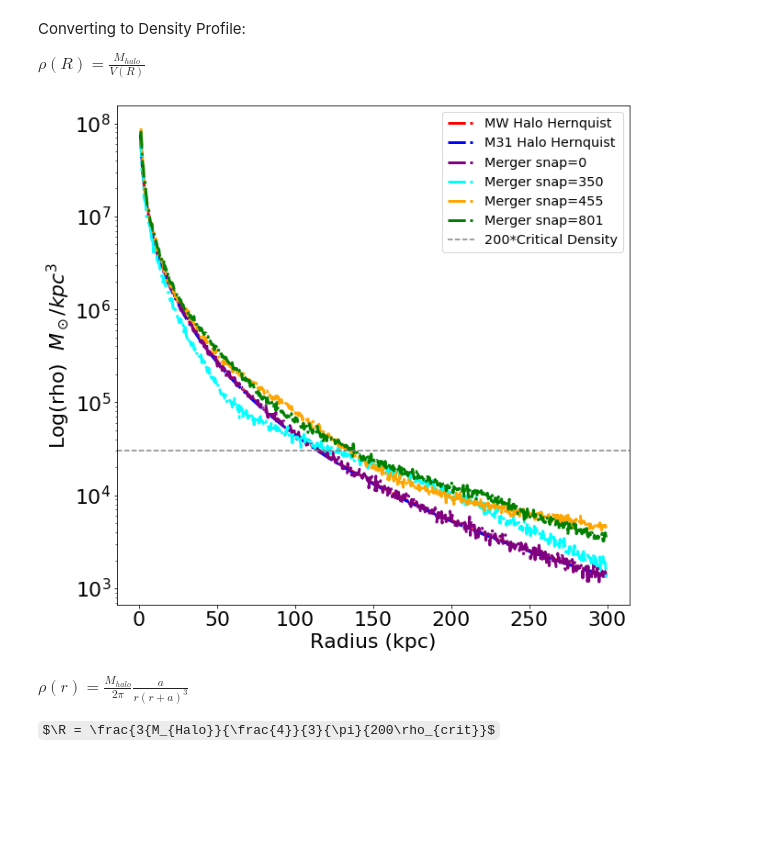
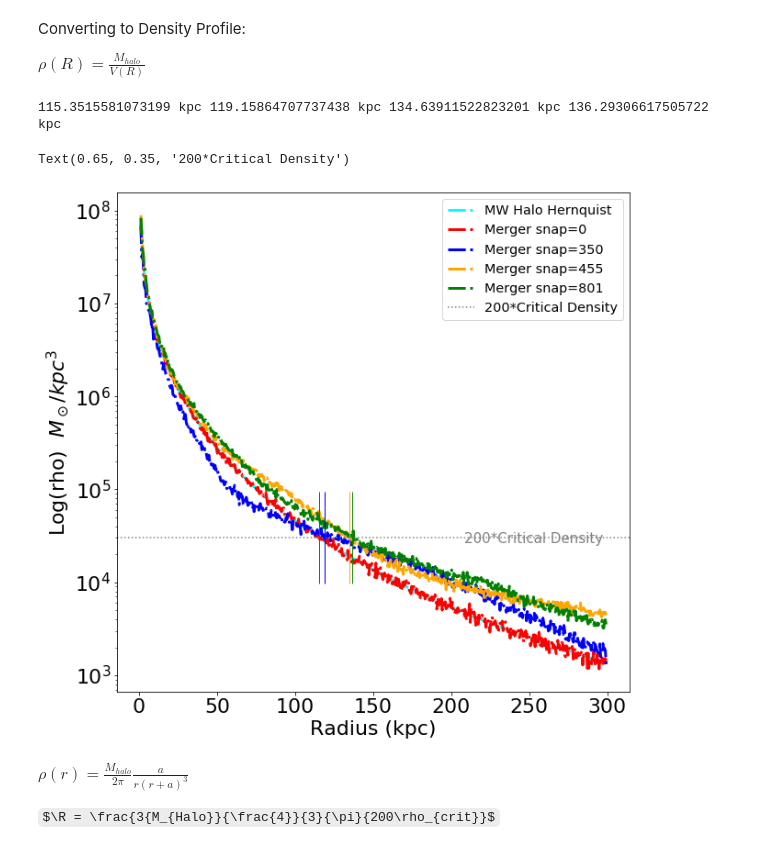
Before and after one commit to yuanjea/400B_hew, a Jupyter notebook: ResearchAssignment/ResearchAssignment5/ASTR400B_ResearchAssignment5.ipynb, the cells around one changed output. Saved outputs shown, nothing was run; the diff lists cells and outputs as text; code cells hidden in the pictures; some formulas as TeX source; blank space fills up the shorter version.

```diff
--- a/ResearchAssignment/ResearchAssignment5/ASTR400B_ResearchAssignment5.ipynb
+++ b/ResearchAssignment/ResearchAssignment5/ASTR400B_ResearchAssignment5.ipynb
@@ -51,12 +51,12 @@ R = np.arange(1,300,0.5)
 # creating an intance of MassProfile and MassProfileMerger classes
 
 # Before Collision
-Mhalo_0 = MP_0.MassEnclosed(1,R)
+Mhalo_0 = MP_0.MassEnclosed(1,R).value
 # During Collisions
-Mhalo_1a = MP_1a.MassEnclosed(1,R)
-Mhalo_1 = MP_1.MassEnclosed(1,R)
+Mhalo_1a = MP_1a.MassEnclosed(1,R).value
+Mhalo_1 = MP_1.MassEnclosed(1,R).value
 # After Collision
-Mhalo_2 = MP_2.MassEnclosed(1,R)
+Mhalo_2 = MP_2.MassEnclosed(1,R).value
 # %% [markdown]
 Hernquist Density Profile:
 
@@ -64,11 +64,11 @@ $\rho(r) = \frac{M_{halo}}{2\pi} \frac{a}{r(r+a)^3}$
 # %%
 # From Lab 3:
 # Function that returns the Hernquist profile
-#def Hernquist(r,a,Mhalo):
+def Hernquist(r,a,Mhalo):
 # Input:  Radius (kpc), Hernquist Scale Length (kpc), Total Mass (1e12 Msun)
 # Defaults for scale length is 60 kpc, Default for Halo Mass is for MW from Assignment 3
 # Returns: Density in units of Msun/kpc^3
-    #return ((Mhalo*a)/(2*np.pi*r*(r+a)**3))
+    return ((Mhalo*a)/(2*np.pi*r*(r+a)**3))
 # %%
 # Set Critical Density (rho_crit) as a Global Variable
 # rho_crit = (3.3e11 * 0.6781^2) / 10^9
@@ -85,14 +85,17 @@ def rho_local(Mhalo):
     Returns: Local Halo Density Profile associated with Mhalo
     """
     return (Mhalo[1:]-Mhalo[:-1])/((4/3)*np.pi*(R[1:]**3-R[:-1]**3))
+# %%
+def find_roots(x,y):
+    s = np.abs(np.diff(np.sign(y))).astype(bool)
+    return x[:-1][s] + np.diff(x)[s]/(np.abs(y[1:][s]/y[:-1][s])+1)
 # %%
 # From Lab 6:
 # Plot the Halo Density Profile vs
 # the Hernquist profile
 ####################################
 
-# Define an array of radii from 0.1 kpc to 300 kpc in increments of 0.1
-# R = np.arange(0.1,300,0.1)
+y0 = (200*rho_crit)
 
 fig = plt.figure(figsize=(10,10))
 ax = plt.subplot(111)
@@ -104,48 +107,67 @@ ax = plt.subplot(111)
 # Hernquist Profile for MW
 a_MW = 61 #(obtained from HW#5)
 MW_Mhalo = 1.975e12*u.Msun #(obtained from HW#3)
-plt.semilogy(R,Hernquist(R,a_MW,MW_Mhalo), color='red', linestyle="-.",linewidth=3, label='MW Halo Hernquist')
+plt.semilogy(R,Hernquist(R,a_MW,MW_Mhalo), color='cyan', linestyle="-.",linewidth=3, label='MW Halo Hernquist')
 
 # Hernquist Profile for M31
 a_M31 = 62 #(obtained from HW#5)
 M31_Mhalo = 1.921e12*u.Msun #(obtained from HW#3)
-plt.semilogy(R,Hernquist(R,a_M31,M31_Mhalo), color='blue', linestyle="-.",linewidth=3, label='M31 Halo Hernquist')
+#plt.semilogy(R,Hernquist(R,a_M31,M31_Mhalo), color='blue', linestyle="-.",linewidth=3, label='M31 Halo Hernquist')
 
 # Radius
 r = (R[1:]+R[:-1])/2.0
 
 # Local Density Profile for Halo Merger Remnant
 # Before Collision
-plt.semilogy(r,rho_local(Mhalo_0), color='purple', linestyle="-.",linewidth=3, label='Merger snap=0')
+plt.semilogy(r,rho_local(Mhalo_0), color='red', linestyle="-.",linewidth=3, label='Merger snap=0')
+plt.semilogy(r,rho_local(Mhalo_1a), color='blue', linestyle="-.",linewidth=3, label='Merger snap=350')
 # During Collisions
-plt.semilogy(r,rho_local(Mhalo_1a), color='cyan', linestyle="-.",linewidth=3, label='Merger snap=350')
 plt.semilogy(r,rho_local(Mhalo_1), color='orange', linestyle="-.",linewidth=3, label='Merger snap=455')
 # After Collision
 plt.semilogy(r,rho_local(Mhalo_2), color='green', linestyle="-.",linewidth=3, label='Merger snap=801')
 
 # 200*Critical Denisty
-plt.axhline(y=rho_crit*200, color = 'grey', linestyle="--", label = '200*Critical Density')
+plt.axhline(y0, color = 'grey', linestyle=":", label = '200*Critical Density')
 
-# axis limit
-#plt.xlim(100,115)
+
+z_0 = find_roots(r,rho_local(Mhalo_0) - y0)
+z_1a = find_roots(r,rho_local(Mhalo_1a) - y0)
+z_1 = find_roots(r,rho_local(Mhalo_1) - y0)
+z_2 = find_roots(r,rho_local(Mhalo_2) - y0)
+
+plt.semilogy(z_0[0], (np.zeros(len(z_0))+ int(y0))[0], color='red', marker="|", ls="", ms=100)
+plt.semilogy(z_1a[0], (np.zeros(len(z_1a))+ int(y0))[0], color='blue', marker="|", ls="", ms=100)
+plt.semilogy(z_1[0], (np.zeros(len(z_1))+ int(y0))[0], color='orange', marker="|", ls="", ms=100)
+plt.semilogy(z_2[0], (np.zeros(len(z_2))+ int(y0))[0], color='green', marker="|", ls="", ms=100)
+
+R200_0 = z_0[0]
+R200_1a = z_1a[0]
+R200_1 = z_1[0]
+R200_2 = z_2[0]
+
+print(R200_0*u.kpc, R200_1a*u.kpc, R200_1*u.kpc, R200_2*u.kpc)
 
 
 
 #adjust tick label font size
 label_size = 22
 matplotlib.rcParams['xtick.labelsize'] = label_size
 matplotlib.rcParams['ytick.labelsize'] = label_size
 
 
 # Add axis labels
 plt.xlabel('Radius (kpc)', fontsize=22)
 #plt.ylabel('Log(I)  $L_\odot/kpc^2$', fontsize=22)
 plt.ylabel('Log(rho)  $M_\odot/kpc^3$', fontsize=22)
 
 # add a legend with some customizations.
 legend = ax.legend(loc='upper right',fontsize='x-large')
+
+plt.figtext(0.65, 0.35, '200*Critical Density', fontsize=15, color='grey')
 # %% [output]
+115.3515581073199 kpc 119.15864707737438 kpc 134.63911522823201 kpc 136.29306617505722 kpc
+Text(0.65, 0.35, '200*Critical Density')
-[figure, old version]
+[figure, new version]
 # %% [markdown]
 $\rho(r) = \frac{M_{halo}}{2\pi} \frac{a}{r(r+a)^3}$
 
```
Also changed, not shown: parts of 8 cells of this notebook.
